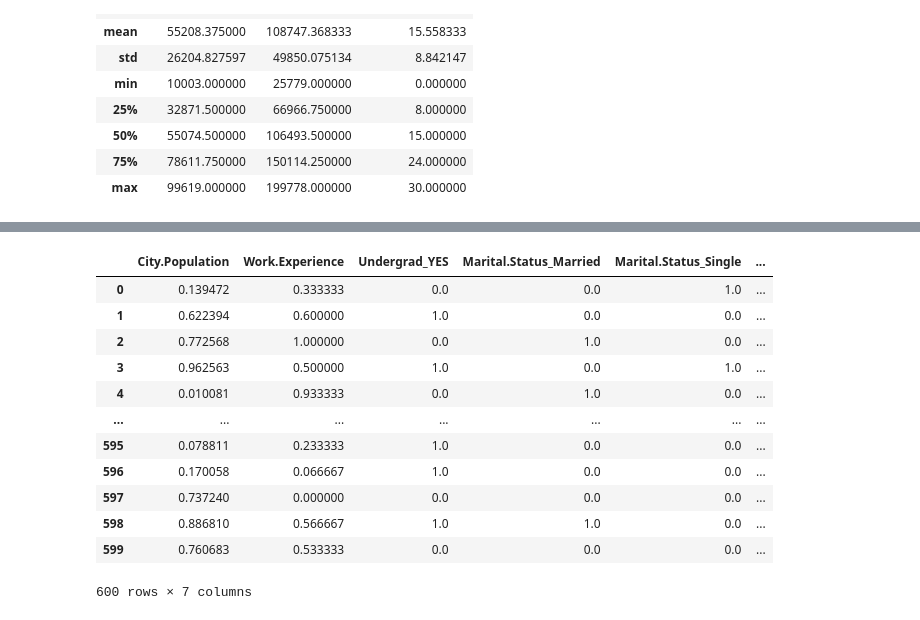
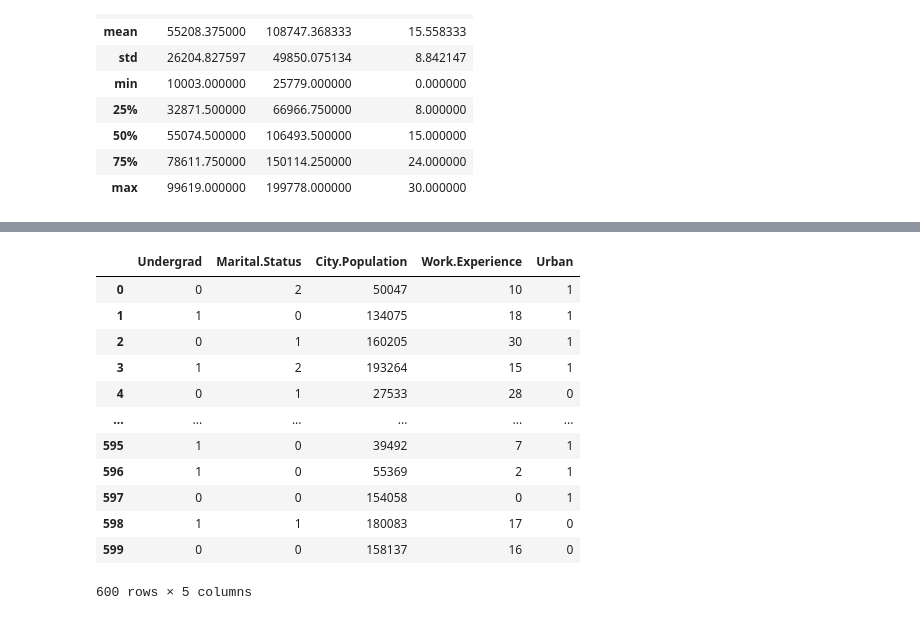
Before and after one commit to SamadSultan/15-RANDOM-FOREST, a Jupyter notebook: Fraud_check.ipynb, the cells around one changed output, grey strips where cells are left out. Drawn from its saved outputs; the diff is of its cells as text; code cells hidden in the pictures.

```diff
--- a/Fraud_check.ipynb
+++ b/Fraud_check.ipynb
@@ -115,0 +201,6 @@ data1
+# %%
+data['Undergrad']=encoder.fit_transform(data['Undergrad'])
+data['Marital.Status']=encoder.fit_transform(data['Marital.Status'])
+data['Urban']=encoder.fit_transform(data['Urban'])
+# %%
+data['Taxable.Income']=encoder.fit_transform(data['Taxable.Income'])
@@ -128,19 +322,22 @@ def norm_func(i):
+# %%
+data1 =data[['Undergrad','Marital.Status','City.Population','Work.Experience','Urban']]
 # %%
-df_norm = norm_func(data1.iloc[:,1:])
+X=data1
+y=data['Taxable.Income']
 # %%
-df_norm
+X
 # %% [output]
-|  | City.Population | Work.Experience | Undergrad_YES | Marital.Status_Married | Marital.Status_Single | ... |
-| 0 | 0.139472 | 0.333333 | 0.0 | 0.0 | 1.0 | ... |
-| 1 | 0.622394 | 0.600000 | 1.0 | 0.0 | 0.0 | ... |
-| 2 | 0.772568 | 1.000000 | 0.0 | 1.0 | 0.0 | ... |
-| 3 | 0.962563 | 0.500000 | 1.0 | 0.0 | 1.0 | ... |
-| 4 | 0.010081 | 0.933333 | 0.0 | 1.0 | 0.0 | ... |
-| ... | ... | ... | ... | ... | ... | ... |
-| 595 | 0.078811 | 0.233333 | 1.0 | 0.0 | 0.0 | ... |
-| 596 | 0.170058 | 0.066667 | 1.0 | 0.0 | 0.0 | ... |
-| 597 | 0.737240 | 0.000000 | 0.0 | 0.0 | 0.0 | ... |
-| 598 | 0.886810 | 0.566667 | 1.0 | 1.0 | 0.0 | ... |
-| 599 | 0.760683 | 0.533333 | 0.0 | 0.0 | 0.0 | ... |
+|  | Undergrad | Marital.Status | City.Population | Work.Experience | Urban |
+| 0 | 0 | 2 | 50047 | 10 | 1 |
+| 1 | 1 | 0 | 134075 | 18 | 1 |
+| 2 | 0 | 1 | 160205 | 30 | 1 |
+| 3 | 1 | 2 | 193264 | 15 | 1 |
+| 4 | 0 | 1 | 27533 | 28 | 0 |
+| ... | ... | ... | ... | ... | ... |
+| 595 | 1 | 0 | 39492 | 7 | 1 |
+| 596 | 1 | 0 | 55369 | 2 | 1 |
+| 597 | 0 | 0 | 154058 | 0 | 1 |
+| 598 | 1 | 1 | 180083 | 17 | 0 |
+| 599 | 0 | 0 | 158137 | 16 | 0 |
-600 rows × 7 columns
+600 rows × 5 columns
 # %%
```
Also changed, not shown: parts of 58 cells of this notebook.
